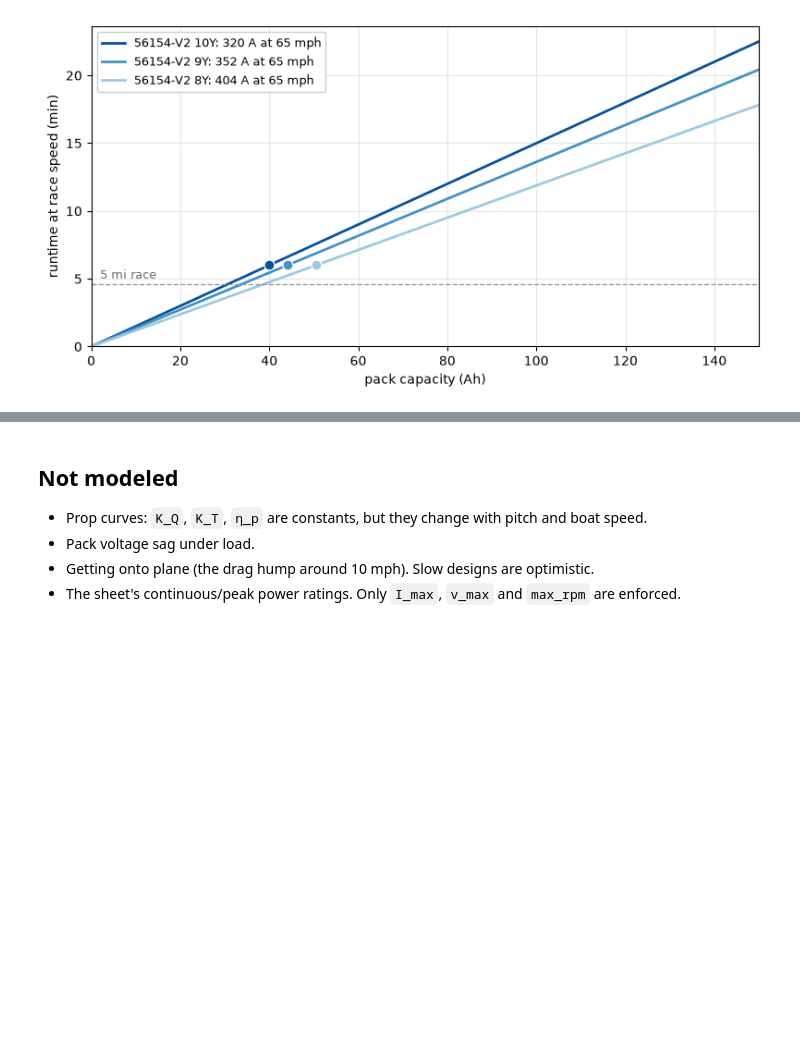
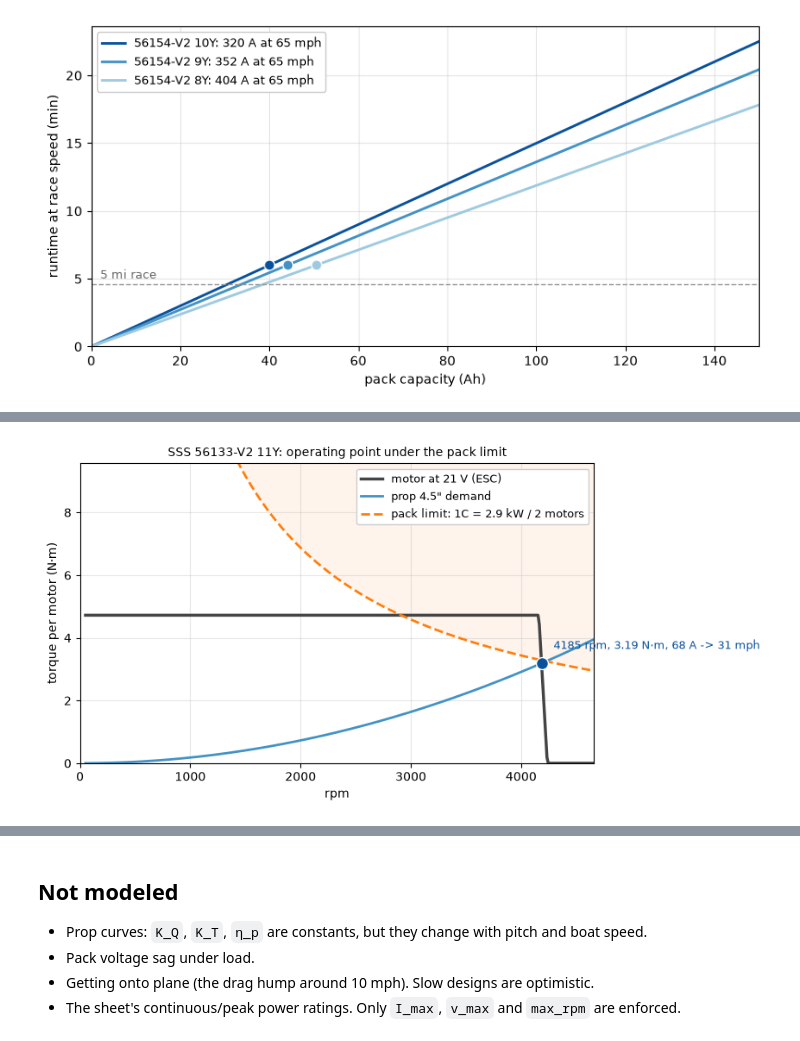
Before and after one commit to MarMar888/haav-modeling, a Jupyter notebook: prop_motor_battery/willmarley.ipynb, the cells around one changed output, grey strips where cells are left out. Cells and saved outputs as stored; diff of their text form; code cells hidden in the pictures; blank space fills up the shorter version.

```diff
--- a/prop_motor_battery/willmarley.ipynb
+++ b/prop_motor_battery/willmarley.ipynb
@@ -500,0 +634,24 @@ plt.tight_layout(); plt.show()
+# %%
+m, b, r = CASE["m"], CASE["best"], CASE["r"]
+Kv, R, I0, I_max, V = m["Kv"], m["R"], m["I0"], m["I_max"], b["V"]
+Kt = 60 / (2 * math.pi * Kv)
+rpm_axis = np.linspace(50, 1.1 * Kv * V, 400)
+motor_torque = np.maximum(Kt * (np.clip((V - rpm_axis / Kv) / R, 0, I_max) - I0), 0)
+prop_torque = b["K_Q"] * RHO * (rpm_axis / 60) ** 2 * (b["D_in"] * M_PER_IN) ** 5
+pack_torque = (PACK["V"] * C_LIM * PACK_AH / b["n_motors"]) / (rpm_axis * 2 * math.pi / 60)
+
+fig, ax = plt.subplots(figsize=(8.5, 4.4))
+ax.plot(rpm_axis, motor_torque, color="#444444", lw=2.5, label=f"motor at {V:.0f} V (ESC)")
+ax.plot(rpm_axis, prop_torque, color=BLUE, lw=2, label=f'prop {b["D_in"]:.1f}" demand')
+ax.plot(rpm_axis, pack_torque, color="tab:orange", lw=2, ls="--", label=f"pack limit: {C_LIM:g}C = {PACK['V'] * C_LIM * PACK_AH / 1000:.1f} kW / {b['n_motors']:.0f} motors")
+ax.fill_between(rpm_axis, pack_torque, 20, color="tab:orange", alpha=0.08, lw=0)
+ax.plot(r["rpm"], r["torque"], "o", color=DARK, ms=10, markeredgecolor="white", zorder=5)
+ax.annotate(f'{r["rpm"]:.0f} rpm, {r["torque"]:.2f} N·m, {r["amps_1"]:.0f} A -> {r["mph"]:.0f} mph',
+            (r["rpm"], r["torque"]), xytext=(10, 12), textcoords="offset points", fontsize=9, color=DARK)
+ax.set_xlim(0, rpm_axis[-1]); ax.set_ylim(0, 3 * r["torque"])
+ax.set_xlabel("rpm"); ax.set_ylabel("torque per motor (N·m)")
+ax.set_title(f"{m['name']}: operating point under the pack limit", fontsize=10)
+ax.legend(fontsize=9, loc="upper right", framealpha=1); ax.grid(alpha=0.3)
+plt.tight_layout(); plt.show()
+# %% [output]
+[figure, added]
```
Also changed, not shown: parts of 15 cells of this notebook, 2 other files.
